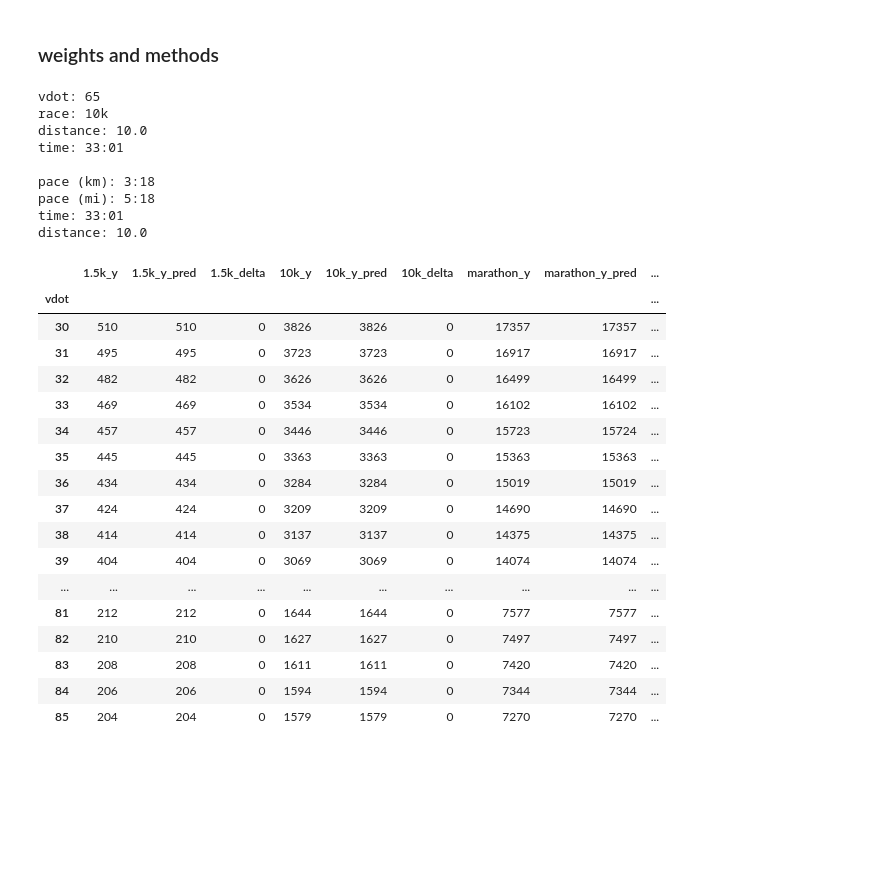
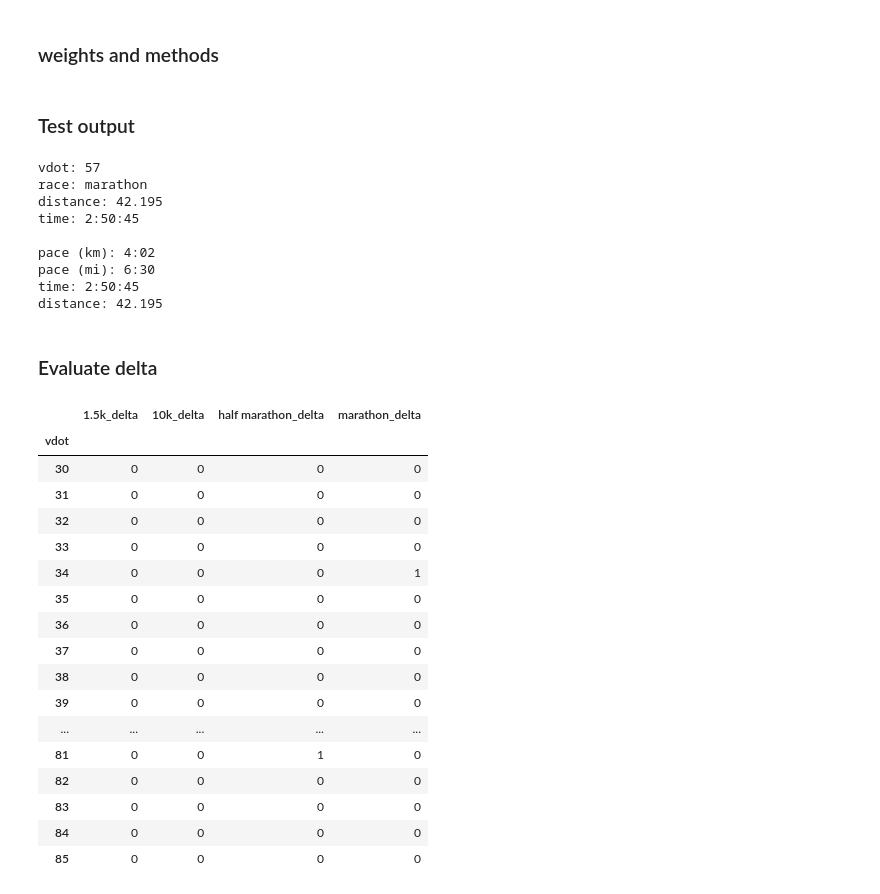
Before and after one commit to justin4480/vdot-pace, a Jupyter notebook: vdot_lr.ipynb, the cells around one changed output. Cells and saved outputs as stored; diff of their text form; code cells hidden in the pictures; blank space fills up the shorter version.

Commit message:
captured all pace rates

```diff
--- a/vdot_lr.ipynb
+++ b/vdot_lr.ipynb
@@ -53,5 +82,7 @@ Text(0.5, 1.0, 'x5 vdot_pow3')
 # %%
 from sklearn.linear_model import LinearRegression
+
+y = df['half marathon'].apply(lambda x: int(x.total_seconds()))
 
 clf = LinearRegression()
 clf.fit(X, y)
@@ -87,7 +118,8 @@ metadata = {
     },
     '1.5k': {
         'distance': 1.5,
-        'weights': np.array([1182.085091699069, 6.367170440963579, -322.778681874542, 7865.746434686376, -0.03397766949704373, 0.00011018322157951843]),
+        'weights': np.array([1182.085091699069, 6.367170440963579, -322.778681874542,
+                             7865.746434686376, -0.03397766949704373, 0.00011018322157951843]),
     },
     '1 mile': {
         'distance': 1.60934,
@@ -107,15 +139,18 @@ metadata = {
     },
     '10k': {
         'distance': 10.0,
-        'weights': np.array([11045.008738808692, 48.69849842830903, -2919.2894591605072, 42237.01880476229, -0.18713464363791843, 0.0003564040634955745]),
+        'weights': np.array([11045.008738808692, 48.69849842830903, -2919.2894591605072,
+                             42237.01880476229, -0.18713464363791843, 0.0003564040634955745]),
     },
     'half marathon': {
         'distance': 21.0975,
-        'weights': None,
+        'weights': np.array([36453.132974194465, 190.89491161314612, -10044.062274881275,
+                             35179.734779269216, -0.8700911886656826, 0.0020931669969286304])
     },
     'marathon': {
         'distance': 42.195,
-        'weights': np.array([60636.22986513261, 246.74130046555726, -15730.318846607715, 109197.36142110199, -0.9739181072484939, 0.002111978999892017]),
+        'weights': np.array([60636.22986513261, 246.74130046555726, -15730.318846607715,
+                             109197.36142110199, -0.9739181072484939, 0.002111978999892017]),
     }
 }
 
@@ -143,9 +178,11 @@ def convert_pace_miles_to_km(pace: datetime.timedelta) -> datetime.timedelta:
 def format_time(td: datetime.timedelta, strip: bool=True):
     td = datetime.timedelta(seconds=td.seconds).__str__()
     return re.search(pattern=r'[1-9].*', string=td).group() if strip else td
+# %% [markdown]
+### Test output
 # %%
-vdot = 65
-race = ['marathon', '1.5k', '10k'][2]
+vdot = 57
+race = ['1.5k', '10k', 'marathon'][2]
 distance = metadata[race]['distance']
 time = get_time(vdot, race)
 print(f'vdot: {vdot} \nrace: {race} \ndistance: {distance} \ntime: {format_time(time)}')
@@ -156,38 +193,40 @@ time = calculate_time(distance, pace)
 distance = calculate_distance(time, pace)
 print(f'\npace (km): {format_time(pace)} \npace (mi): {format_time(pace_mi)} \ntime: {format_time(time)} \ndistance: {distance}')
 # %% [output]
-vdot: 65
-race: 10k
-distance: 10.0
-time: 33:01
+vdot: 57
+race: marathon
+distance: 42.195
+time: 2:50:45
 
-pace (km): 3:18
-pace (mi): 5:18
-time: 33:01
-distance: 10.0
+pace (km): 4:02
+pace (mi): 6:30
+time: 2:50:45
+distance: 42.195
+# %% [markdown]
+### Evaluate delta
 # %%
 eval = pd.DataFrame(index=df.index)
 for race in df.columns:
     eval[race + '_y'] = df[race].apply(lambda x: int(x.total_seconds()))
     eval[race + '_y_pred'] = [int(get_time(vdot=i, race=race).total_seconds()) for i in range(30, 86)]
     eval[race + '_delta'] = eval[race + '_y_pred'] - eval[race + '_y']
-eval
+eval.filter(regex=r'delta')
 # %% [output]
-|  | 1.5k_y | 1.5k_y_pred | 1.5k_delta | 10k_y | 10k_y_pred | 10k_delta | marathon_y | marathon_y_pred | ... |
-| vdot |  |  |  |  |  |  |  |  | ... |
-| 30 | 510 | 510 | 0 | 3826 | 3826 | 0 | 17357 | 17357 | ... |
-| 31 | 495 | 495 | 0 | 3723 | 3723 | 0 | 16917 | 16917 | ... |
-| 32 | 482 | 482 | 0 | 3626 | 3626 | 0 | 16499 | 16499 | ... |
-| 33 | 469 | 469 | 0 | 3534 | 3534 | 0 | 16102 | 16102 | ... |
-| 34 | 457 | 457 | 0 | 3446 | 3446 | 0 | 15723 | 15724 | ... |
-| 35 | 445 | 445 | 0 | 3363 | 3363 | 0 | 15363 | 15363 | ... |
-| 36 | 434 | 434 | 0 | 3284 | 3284 | 0 | 15019 | 15019 | ... |
-| 37 | 424 | 424 | 0 | 3209 | 3209 | 0 | 14690 | 14690 | ... |
-| 38 | 414 | 414 | 0 | 3137 | 3137 | 0 | 14375 | 14375 | ... |
-| 39 | 404 | 404 | 0 | 3069 | 3069 | 0 | 14074 | 14074 | ... |
-| ... | ... | ... | ... | ... | ... | ... | ... | ... | ... |
-| 81 | 212 | 212 | 0 | 1644 | 1644 | 0 | 7577 | 7577 | ... |
-| 82 | 210 | 210 | 0 | 1627 | 1627 | 0 | 7497 | 7497 | ... |
-| 83 | 208 | 208 | 0 | 1611 | 1611 | 0 | 7420 | 7420 | ... |
-| 84 | 206 | 206 | 0 | 1594 | 1594 | 0 | 7344 | 7344 | ... |
-| 85 | 204 | 204 | 0 | 1579 | 1579 | 0 | 7270 | 7270 | ... |
+|  | 1.5k_delta | 10k_delta | half marathon_delta | marathon_delta |
+| vdot |  |  |  |  |
+| 30 | 0 | 0 | 0 | 0 |
+| 31 | 0 | 0 | 0 | 0 |
+| 32 | 0 | 0 | 0 | 0 |
+| 33 | 0 | 0 | 0 | 0 |
+| 34 | 0 | 0 | 0 | 1 |
+| 35 | 0 | 0 | 0 | 0 |
+| 36 | 0 | 0 | 0 | 0 |
+| 37 | 0 | 0 | 0 | 0 |
+| 38 | 0 | 0 | 0 | 0 |
+| 39 | 0 | 0 | 0 | 0 |
+| ... | ... | ... | ... | ... |
+| 81 | 0 | 0 | 1 | 0 |
+| 82 | 0 | 0 | 0 | 0 |
+| 83 | 0 | 0 | 0 | 0 |
+| 84 | 0 | 0 | 0 | 0 |
+| 85 | 0 | 0 | 0 | 0 |
```
Also changed, not shown: parts of 7 cells of this notebook.
